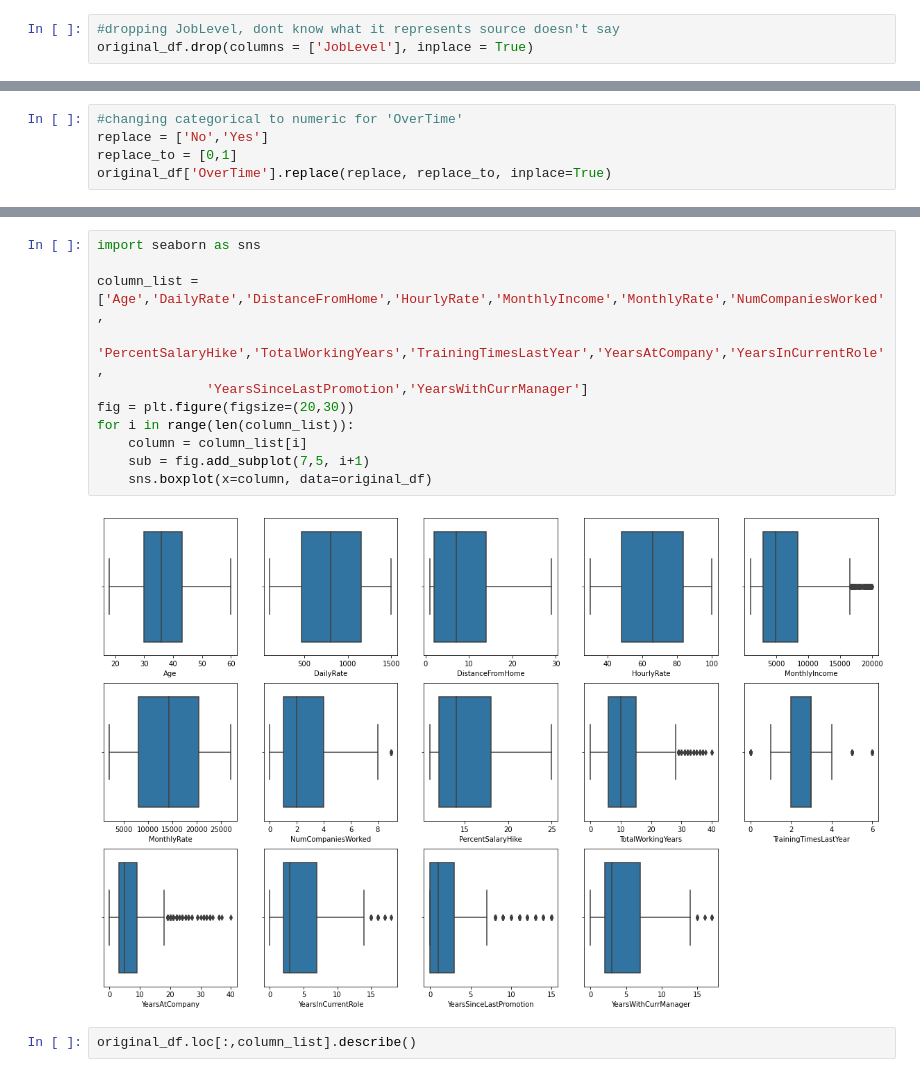
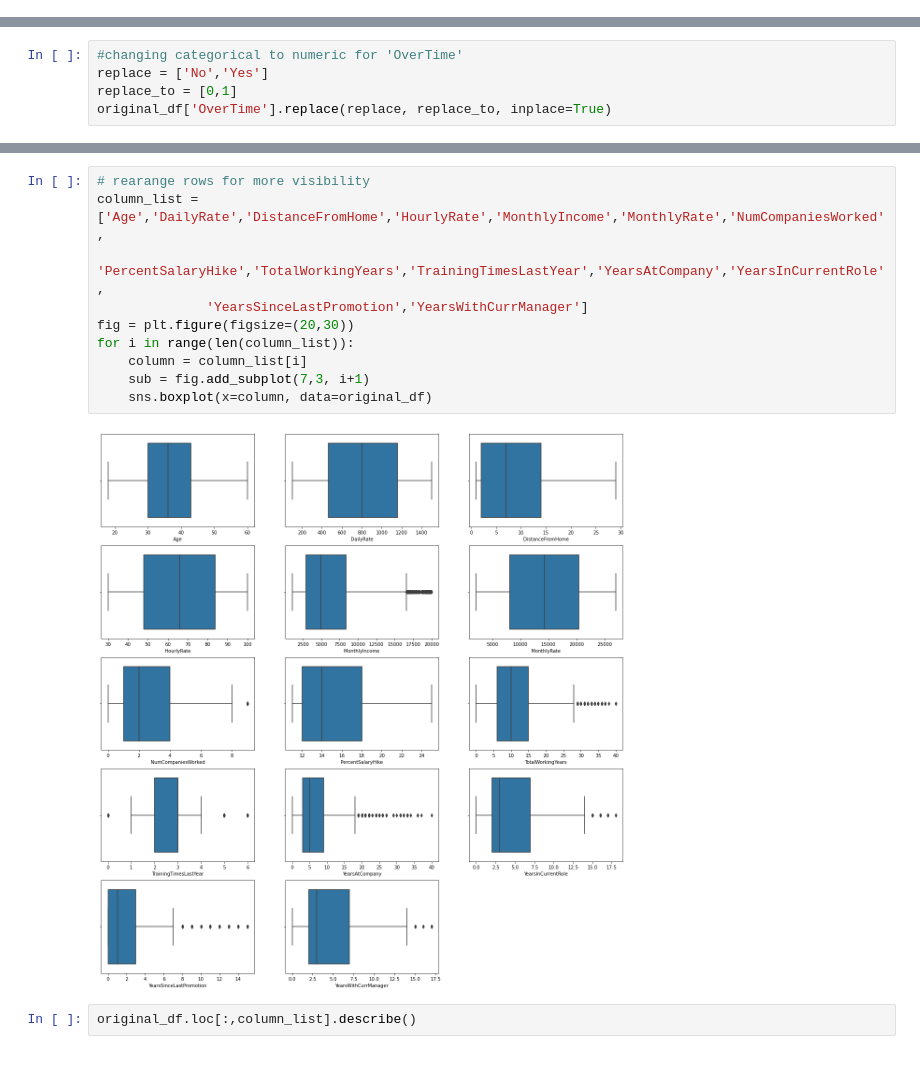
Before and after one commit to TColt/COMP3800Project2, a Jupyter notebook: Project2.ipynb, the cells around one changed output, grey strips where cells are left out. Cells and saved outputs as stored; diff of their text form.

```diff
--- a/Project2.ipynb
+++ b/Project2.ipynb
@@ -148,9 +158,6 @@ original_df.drop(columns = ['PerformanceRating'], inplace = True)
 # %%
 #dropping duplicates if any
 original_df.drop_duplicates(keep = 'first', inplace = True)
-# %%
-#dropping JobLevel, dont know what it represents source doesn't say
-original_df.drop(columns = ['JobLevel'], inplace = True)
 # %%
 #changing categorical to numeric for target attrition 1 = yes 0 = no
 original_df['Attrition'].replace('Yes', 1, inplace = True)
@@ -216,16 +223,15 @@ memory usage: 344.5 KB
 # %%
-import seaborn as sns
-
+# rearange rows for more visibility
 column_list = ['Age','DailyRate','DistanceFromHome','HourlyRate','MonthlyIncome','MonthlyRate','NumCompaniesWorked',
               'PercentSalaryHike','TotalWorkingYears','TrainingTimesLastYear','YearsAtCompany','YearsInCurrentRole',
               'YearsSinceLastPromotion','YearsWithCurrManager']
 fig = plt.figure(figsize=(20,30))
 for i in range(len(column_list)):
     column = column_list[i]
-    sub = fig.add_subplot(7,5, i+1)
+    sub = fig.add_subplot(7,3, i+1)
     sns.boxplot(x=column, data=original_df)
 # %% [output]
-[figure, old version]
+[figure, new version]
 # %%
 original_df.loc[:,column_list].describe()
 # %% [output]
```
Also changed, not shown: parts of 19 cells of this notebook.
